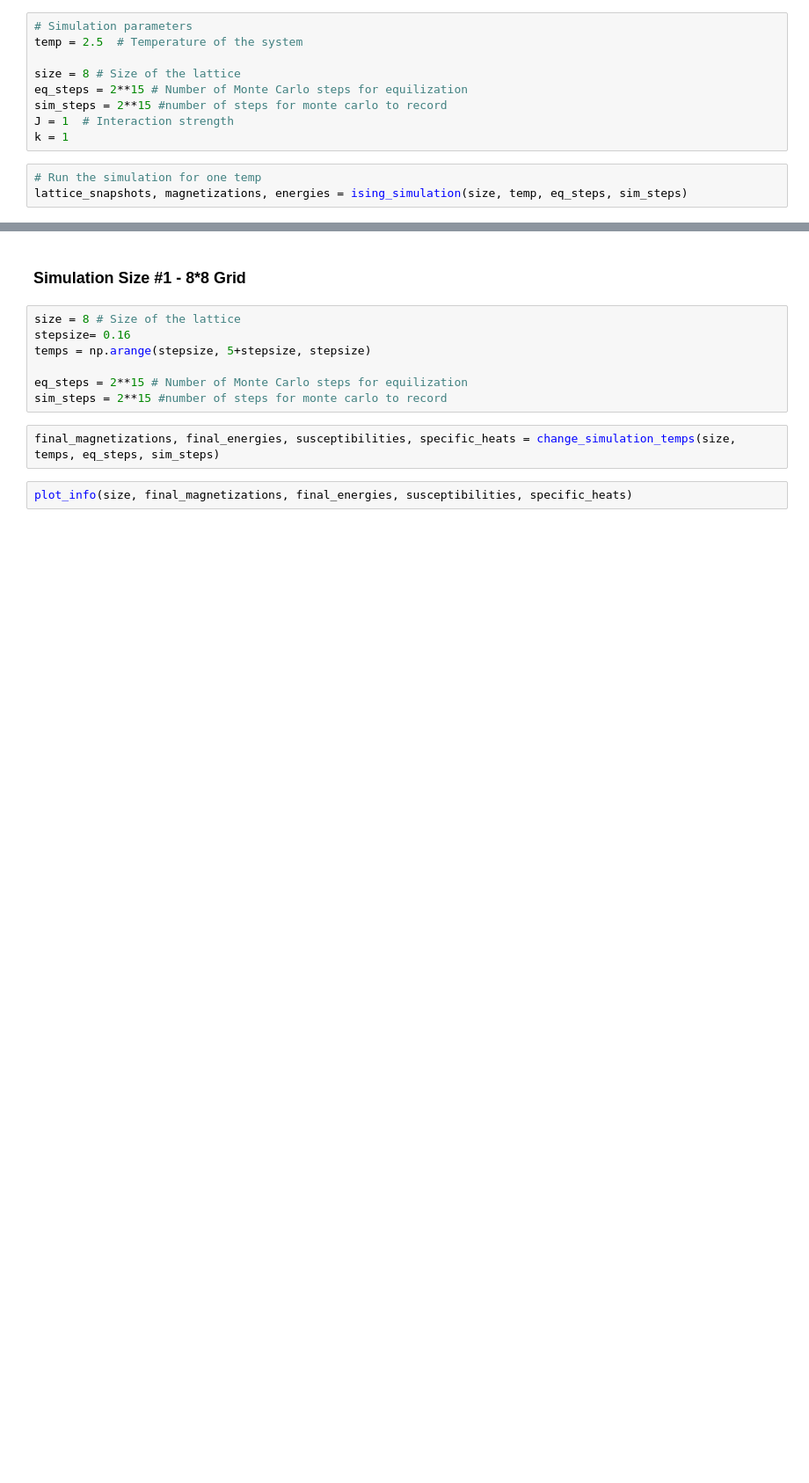
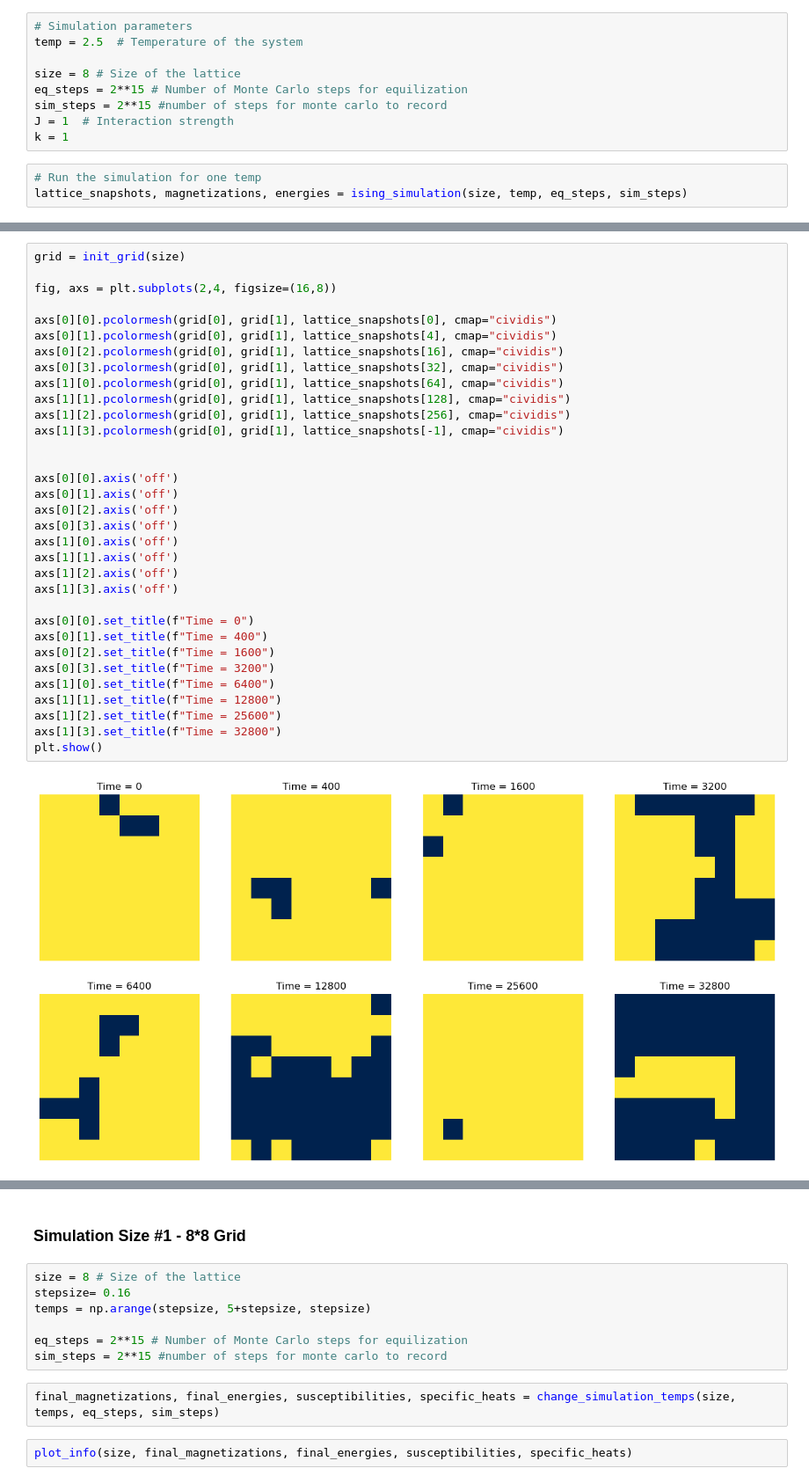
Before and after one commit to richardon880/ising_model, a Jupyter notebook: ising_model_simulation.ipynb, the cells around one changed output, grey strips where cells are left out. Shown: that part at 88% size. Saved outputs shown, nothing was run; the diff lists cells and outputs as text; blank space fills up the shorter version.

Commit message:
UPDATED LATTICE SNAPSHOTS FIGURE

```diff
--- a/ising_model_simulation.ipynb
+++ b/ising_model_simulation.ipynb
@@ -163,3 +167,38 @@ plt.show()
+# %%
+grid = init_grid(size)
+
+fig, axs = plt.subplots(2,4, figsize=(16,8))
+
+axs[0][0].pcolormesh(grid[0], grid[1], lattice_snapshots[0], cmap="cividis")
+axs[0][1].pcolormesh(grid[0], grid[1], lattice_snapshots[4], cmap="cividis")
+axs[0][2].pcolormesh(grid[0], grid[1], lattice_snapshots[16], cmap="cividis")
+axs[0][3].pcolormesh(grid[0], grid[1], lattice_snapshots[32], cmap="cividis")
+axs[1][0].pcolormesh(grid[0], grid[1], lattice_snapshots[64], cmap="cividis")
+axs[1][1].pcolormesh(grid[0], grid[1], lattice_snapshots[128], cmap="cividis")
+axs[1][2].pcolormesh(grid[0], grid[1], lattice_snapshots[256], cmap="cividis")
+axs[1][3].pcolormesh(grid[0], grid[1], lattice_snapshots[-1], cmap="cividis")
+
+
+axs[0][0].axis('off')
+axs[0][1].axis('off')
+axs[0][2].axis('off')
+axs[0][3].axis('off')
+axs[1][0].axis('off')
+axs[1][1].axis('off')
+axs[1][2].axis('off')
+axs[1][3].axis('off')
+
+axs[0][0].set_title(f"Time = 0")
+axs[0][1].set_title(f"Time = 400")
+axs[0][2].set_title(f"Time = 1600")
+axs[0][3].set_title(f"Time = 3200")
+axs[1][0].set_title(f"Time = 6400")
+axs[1][1].set_title(f"Time = 12800")
+axs[1][2].set_title(f"Time = 25600")
+axs[1][3].set_title(f"Time = 32800")
+plt.show()
+# %% [output]
+[figure, added]
 # %%
 grid = init_grid(size)
 
```
Also changed, not shown: parts of 5 cells of this notebook.
